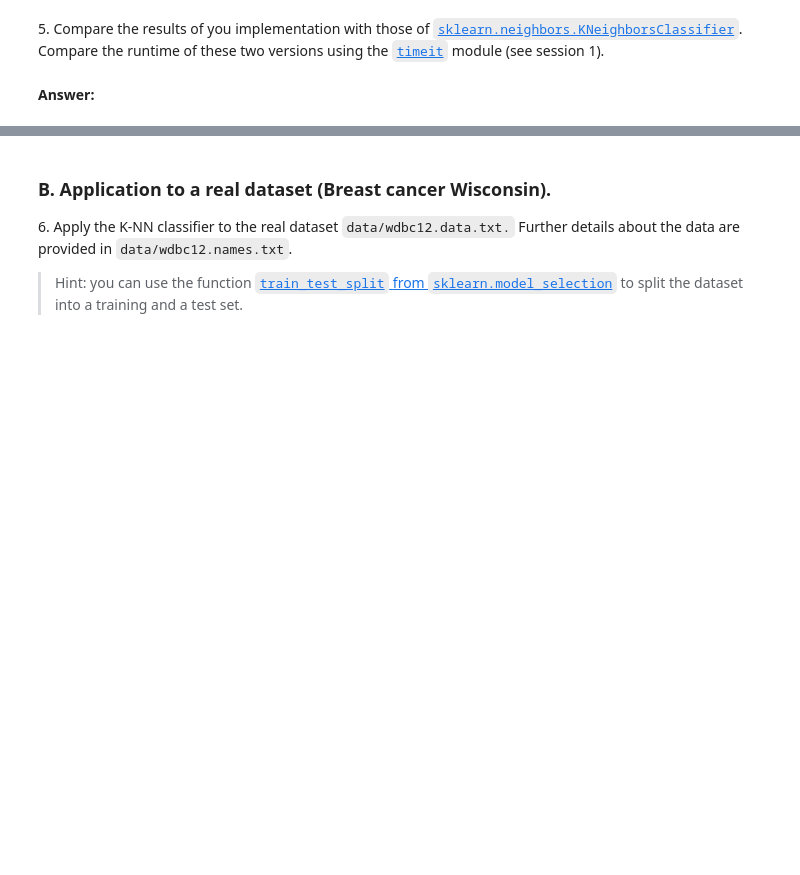
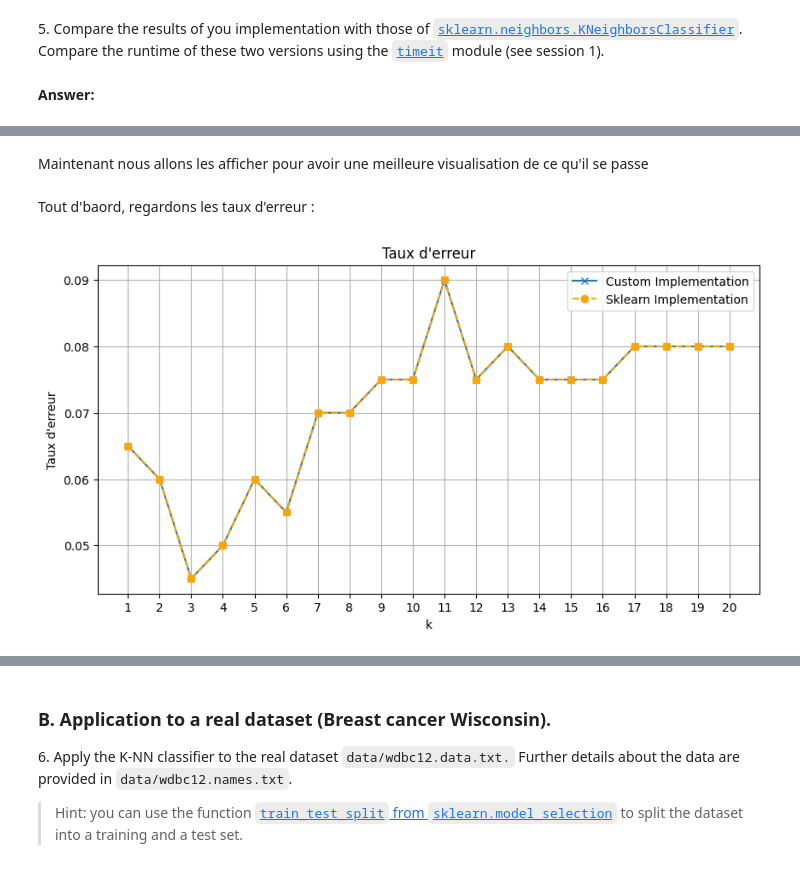
Before and after one commit to mcaron01/python_sdia, a Jupyter notebook: Labs/Lab4/lab4.ipynb, the cells around one changed output, grey strips where cells are left out. Saved outputs shown, nothing was run; the diff lists cells and outputs as text; code cells hidden in the pictures; blank space fills up the shorter version.

```diff
--- a/Labs/Lab4/lab4.ipynb
+++ b/Labs/Lab4/lab4.ipynb
@@ -287,0 +318,26 @@ Sklearn implementation execution times: [0.021548100000000403, 0.013657000000002
+# %% [markdown]
+Maintenant nous allons les afficher pour avoir une meilleure visualisation de ce qu'il se passe
+# %% [markdown]
+Tout d'baord, regardons les taux d'erreur :
+# %%
+# Création d'une figure pour les taux d'erreur
+plt.figure(figsize=(10, 5))
+
+# Notre implementation
+plt.plot(k_values, error_rates_custom, marker='x', label="Custom Implementation")
+# Sklearn
+plt.plot(k_values, error_rates_sklearn, marker='o', linestyle='--', color='orange', label="Sklearn Implementation")
+
+plt.title("Taux d'erreur")
+plt.xlabel("k")
+plt.xticks(np.arange(1, 21, step=1))
+plt.ylabel("Taux d'erreur")
+plt.grid(True)
+plt.legend()
+
+plt.savefig("img/taux_erreurs_custome_implementation_sklearn.png")
+
+# Affichage
+plt.show()
+# %% [output]
+[figure, added]
```
Also changed, not shown: parts of 13 cells of this notebook, 6 other files.
